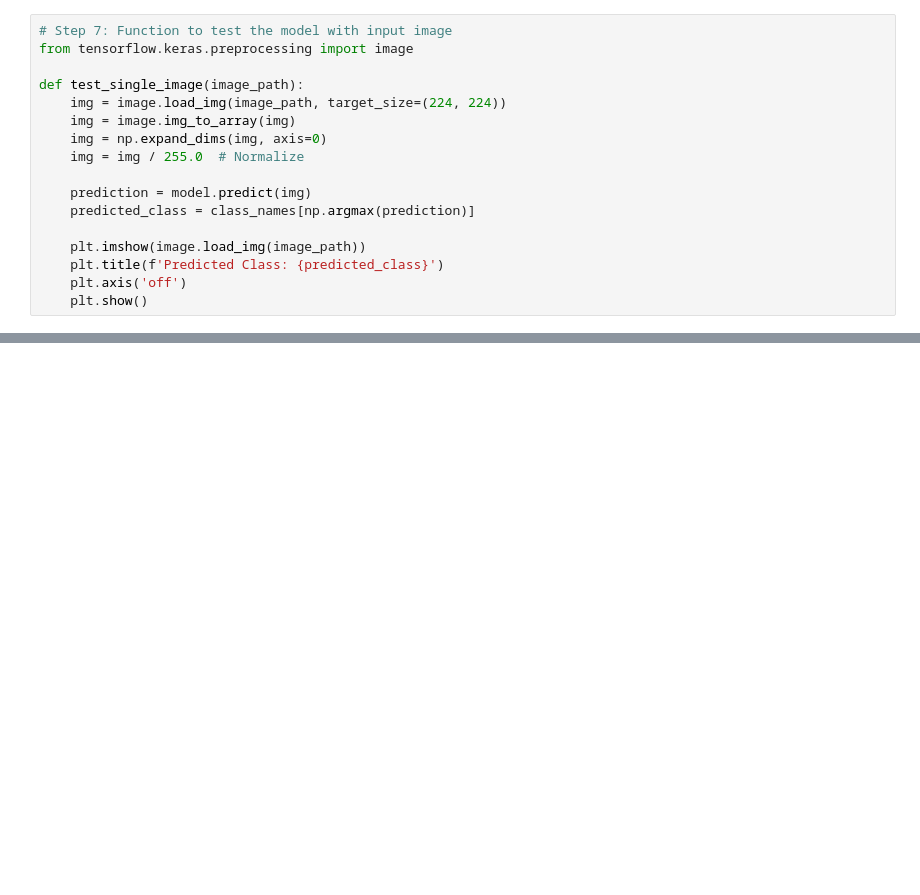
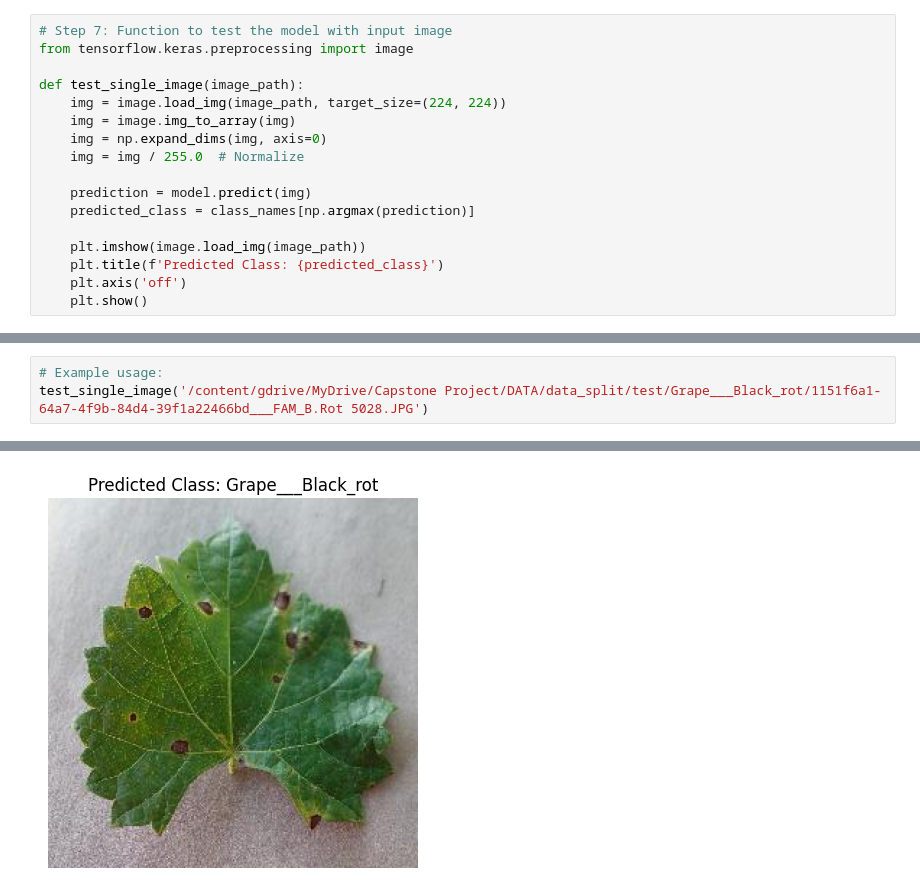
Before and after one commit to Haffizuddin7899/-Capstone-Project--Fungal_Disease_Classfication_In_Plants_Using_Leaf_Images-, a Jupyter notebook: Capstone.ipynb, the cells around one changed output, grey strips where cells are left out. Cells and saved outputs as stored; diff of their text form; blank space fills up the shorter version.

```diff
--- a/Capstone.ipynb
+++ b/Capstone.ipynb
@@ -256,0 +275,4 @@ test_single_image('/content/gdrive/MyDrive/Capstone Project/DATA/data_split/test
+# %%
+# Example usage:
+test_single_image('/content/gdrive/MyDrive/Capstone Project/DATA/data_split/test/Grape___Black_rot/1151f6a1-64a7-4f9b-84d4-39f1a22466bd___FAM_B.Rot 5028.JPG')
+# %% [output]
@@ -256,0 +280 @@ test_single_image('/content/gdrive/MyDrive/Capstone Project/DATA/data_split/test
+[figure, added]
```
Also changed, not shown: parts of 17 cells of this notebook.
